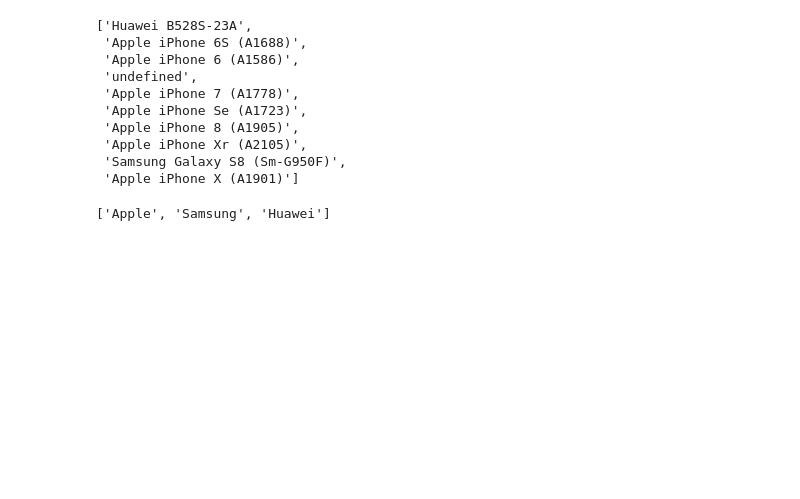
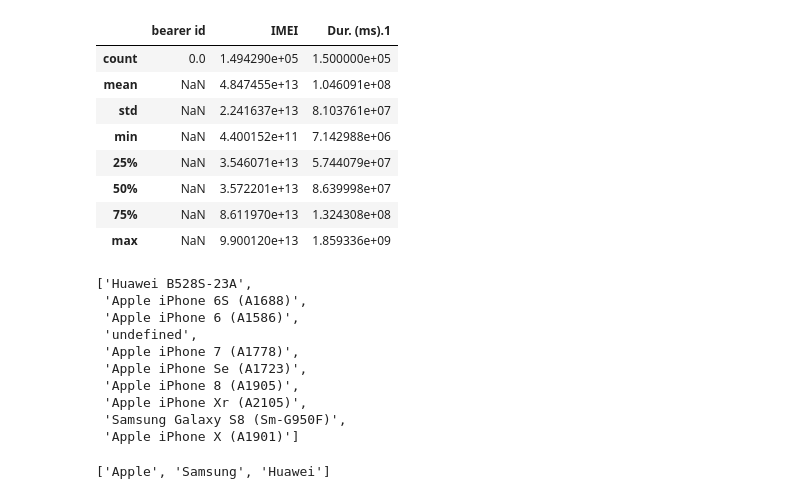
Before and after one commit to abu-bakarr/10-Academy-Week1, a Jupyter notebook: Week1.ipynb, the cells around one changed output. Drawn from its saved outputs; the diff is of its cells as text; code cells hidden in the pictures; blank space fills up the shorter version.

```diff
--- a/Task1.ipynb
+++ b/Week1.ipynb
@@ -12,6 +12,18 @@ df = pd.DataFrame(data, columns= ['bearer id',
 'Dur. (ms).1',
 'Handset Manufacturer',
 'Handset Type',])
+# %%
+df.describe()
+# %% [output]
+|  | bearer id | IMEI | Dur. (ms).1 |
+| count | 0.0 | 1.494290e+05 | 1.500000e+05 |
+| mean | NaN | 4.847455e+13 | 1.046091e+08 |
+| std | NaN | 2.241637e+13 | 8.103761e+07 |
+| min | NaN | 4.400152e+11 | 7.142988e+06 |
+| 25% | NaN | 3.546071e+13 | 5.744079e+07 |
+| 50% | NaN | 3.572201e+13 | 8.639998e+07 |
+| 75% | NaN | 8.611970e+13 | 1.324308e+08 |
+| max | NaN | 9.900120e+13 | 1.859336e+09 |
 # %%
 # n =10
 # headset_used_by_customers = df['Handset Type'].value_counts()[:n].index.tolist()
```
Also changed, not shown: parts of 5 cells of this notebook.
